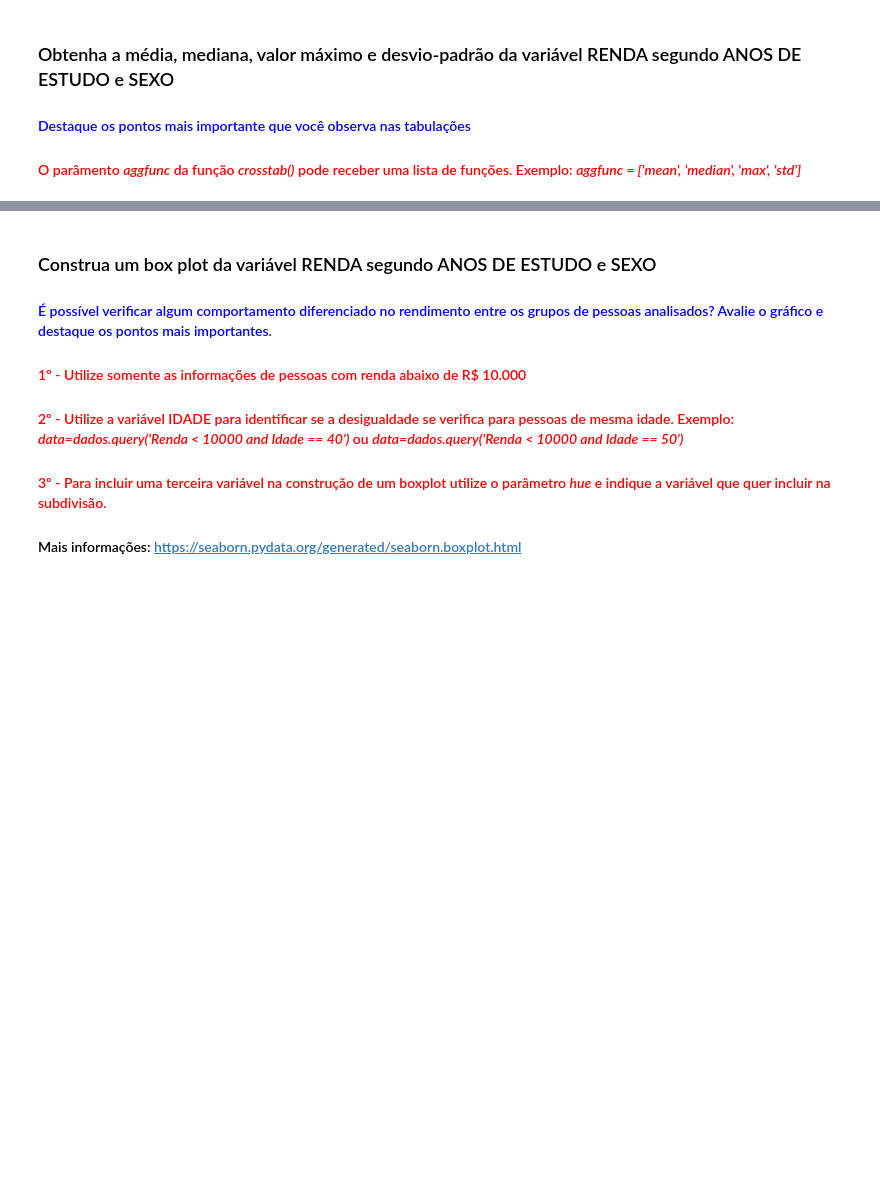
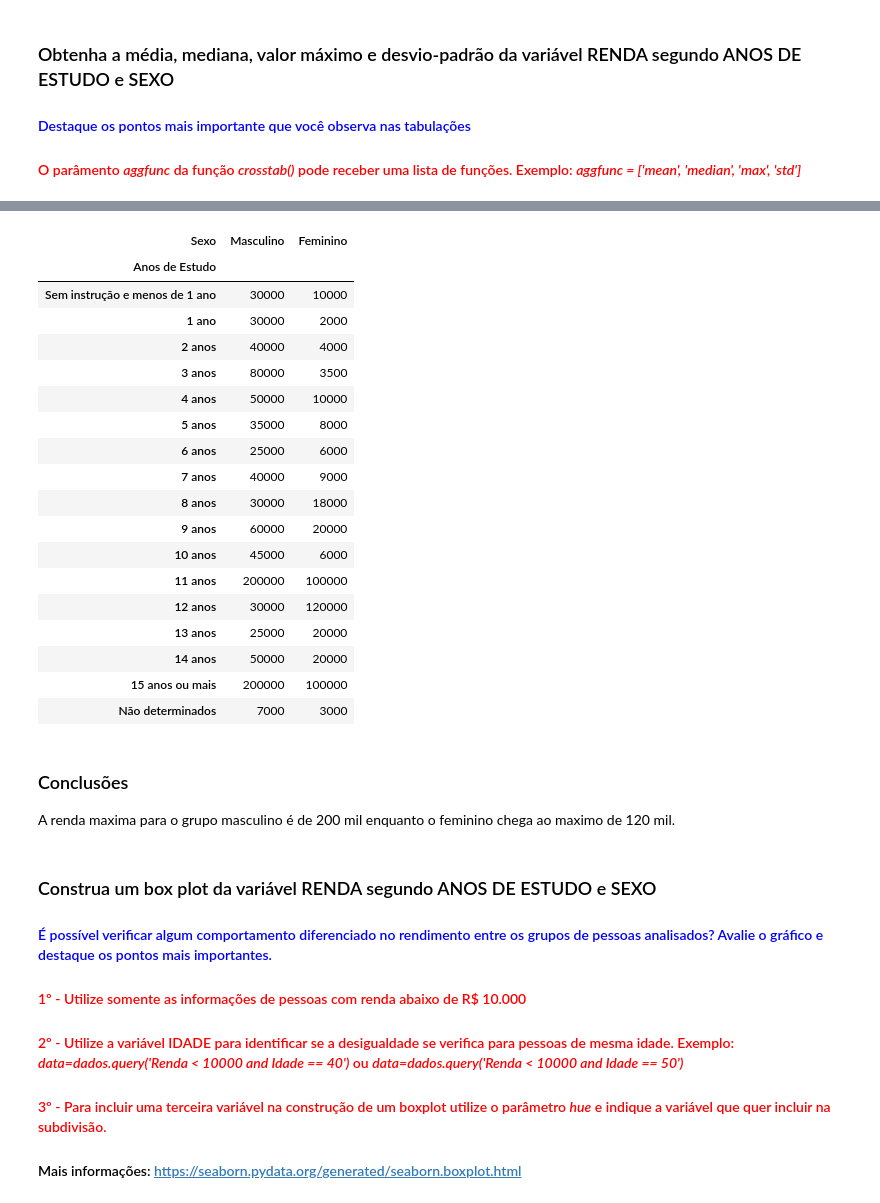
Before and after one commit to albertomendess/Estudos, a Jupyter notebook: Análise_Descritiva.ipynb, the cells around one changed output, grey strips where cells are left out. Saved outputs shown, nothing was run; the diff lists cells and outputs as text; code cells hidden in the pictures; blank space fills up the shorter version.

```diff
--- a/Análise_Descritiva.ipynb
+++ b/Análise_Descritiva.ipynb
@@ -704,3 +775,37 @@ from scipy import stats
+# %%
+# RENDA MAXIMA SEGUNDO ANOS DE ESTUDO E SEXO
+renda_max = pd.crosstab(index= df['Anos de Estudo'],
+                        columns= df['Sexo'],
+                        aggfunc= 'max',
+                        values= df['Renda']).round(2)
+renda_max.rename(index= anos_de_estudo,
+                 columns= sexo,
+                 inplace= True)
+renda_max
+# %% [output]
+| Sexo | Masculino | Feminino |
+| Anos de Estudo |  |  |
+| Sem instrução e menos de 1 ano | 30000 | 10000 |
+| 1 ano | 30000 | 2000 |
+| 2 anos | 40000 | 4000 |
+| 3 anos | 80000 | 3500 |
+| 4 anos | 50000 | 10000 |
+| 5 anos | 35000 | 8000 |
+| 6 anos | 25000 | 6000 |
+| 7 anos | 40000 | 9000 |
+| 8 anos | 30000 | 18000 |
+| 9 anos | 60000 | 20000 |
+| 10 anos | 45000 | 6000 |
+| 11 anos | 200000 | 100000 |
+| 12 anos | 30000 | 120000 |
+| 13 anos | 25000 | 20000 |
+| 14 anos | 50000 | 20000 |
+| 15 anos ou mais | 200000 | 100000 |
+| Não determinados | 7000 | 3000 |
+# %% [markdown]
+### Conclusões
+
+A renda maxima para o grupo masculino é de 200 mil enquanto o feminino chega ao maximo de 120 mil.
 # %% [markdown]
 ### Construa um box plot da variável RENDA segundo ANOS DE ESTUDO e SEXO
 #### <font color='blue'>É possível verificar algum comportamento diferenciado no rendimento entre os grupos de pessoas analisados? Avalie o gráfico e destaque os pontos mais importantes.</font>
```
Also changed, not shown: parts of 7 cells of this notebook.
